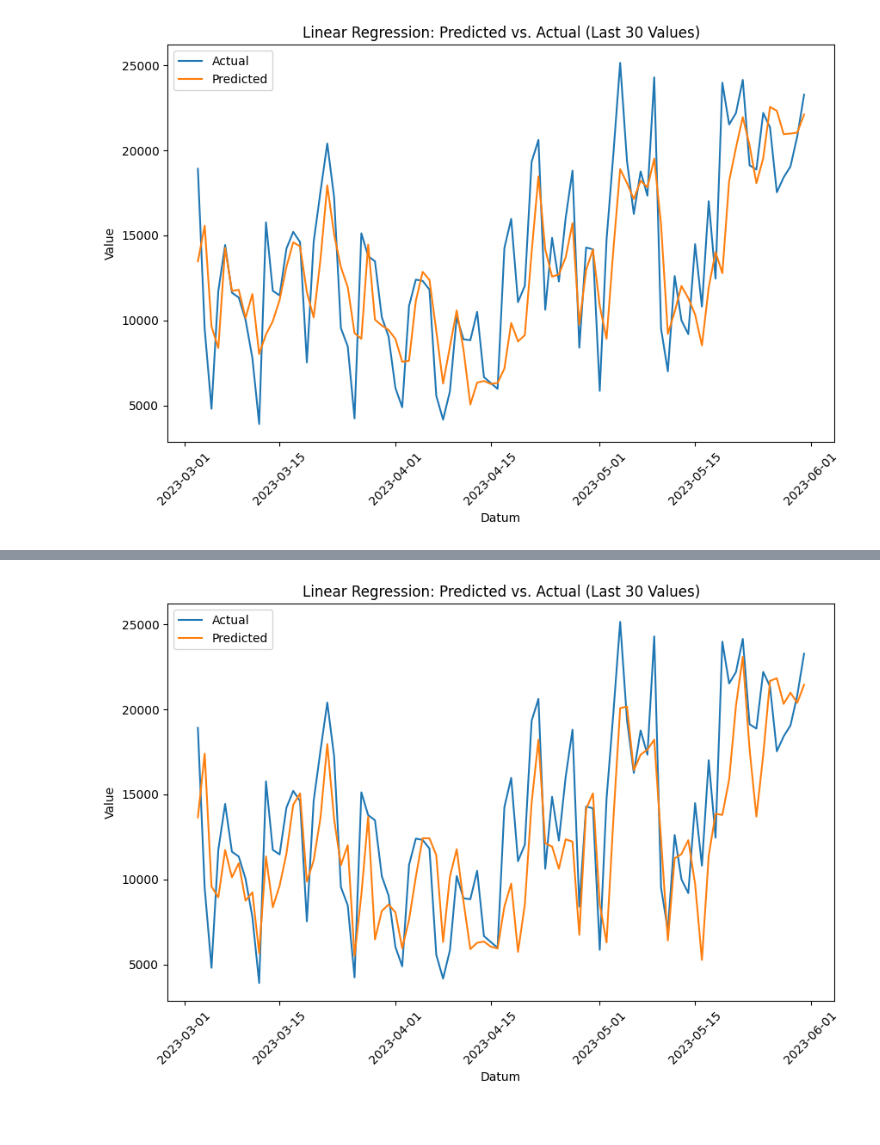
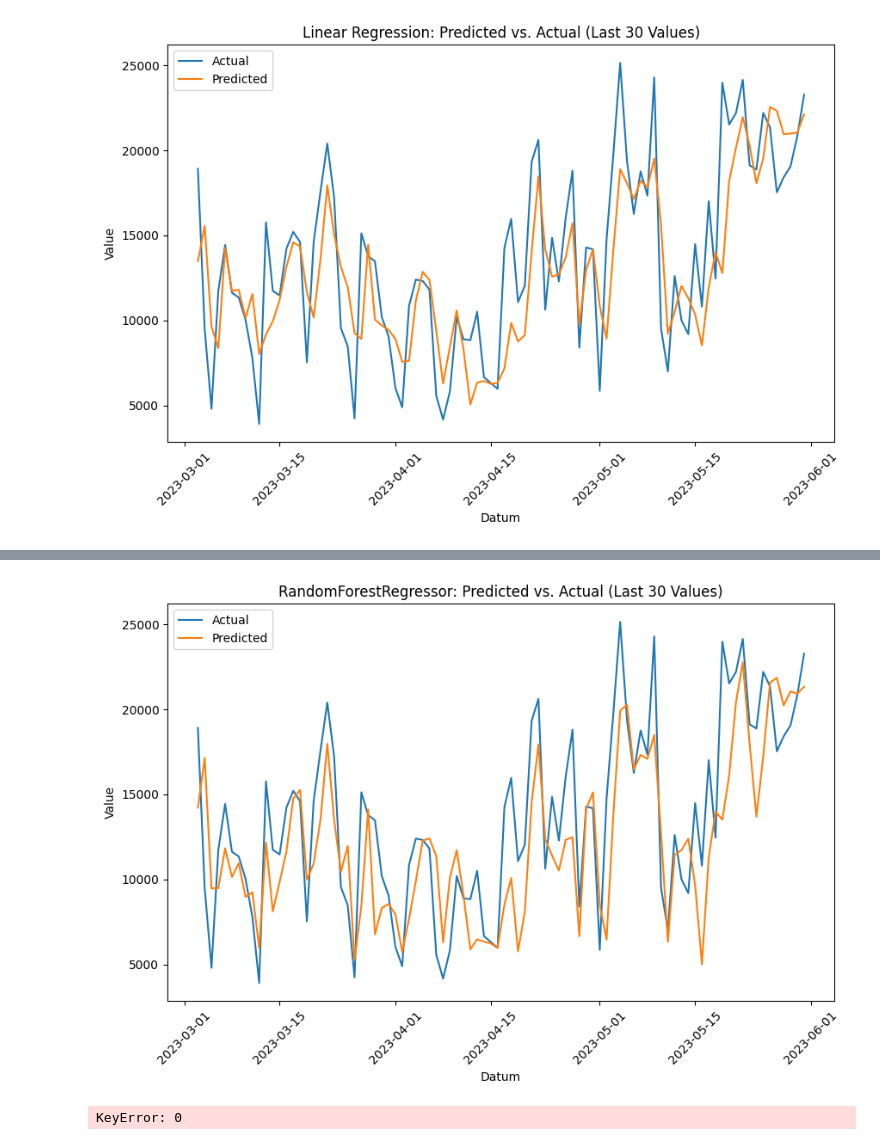
Before and after one commit to datenhahn/munich-bicycle-prediction, a Jupyter notebook: explorations/explore-model.ipynb, the cells around one changed output, grey strips where cells are left out. Saved outputs shown, nothing was run; the diff lists cells and outputs as text; code cells hidden in the pictures.

```diff
--- a/explorations/explore-model.ipynb
+++ b/explorations/explore-model.ipynb
@@ -141,13 +141,25 @@ Mean Squared Error: 10211326.089488743
 # %%
 # Plotting predicted vs. actual values with 'datum' as the x-axis
 plt.figure(figsize=(10, 6))
 plt.plot(y_test.index[-90:], y_test[-90:], label='Actual')
 plt.plot(y_test.index[-90:], y_pred[-90:], label='Predicted')
 plt.xlabel('Datum')
 plt.ylabel('Value')
-plt.title('Linear Regression: Predicted vs. Actual (Last 30 Values)')
+plt.title('RandomForestRegressor: Predicted vs. Actual (Last 30 Values)')
 plt.xticks(rotation=45)
 plt.legend()
 plt.show()
 # %% [output]
-[figure, old version]
+[figure, new version]
+# %%
+from statsmodels.tsa.statespace.sarimax import SARIMAX
+
+model = SARIMAX(y_train,
+                exog=X_train,
+                order=(1, 1, 1),
+                seasonal_order=(1, 1, 1, 12))
+
+# Fit the model
+model_fit = model.fit(disp=False)
+# %% [output]
+KeyError: 0
```
Also changed, not shown: parts of 2 cells of this notebook.
